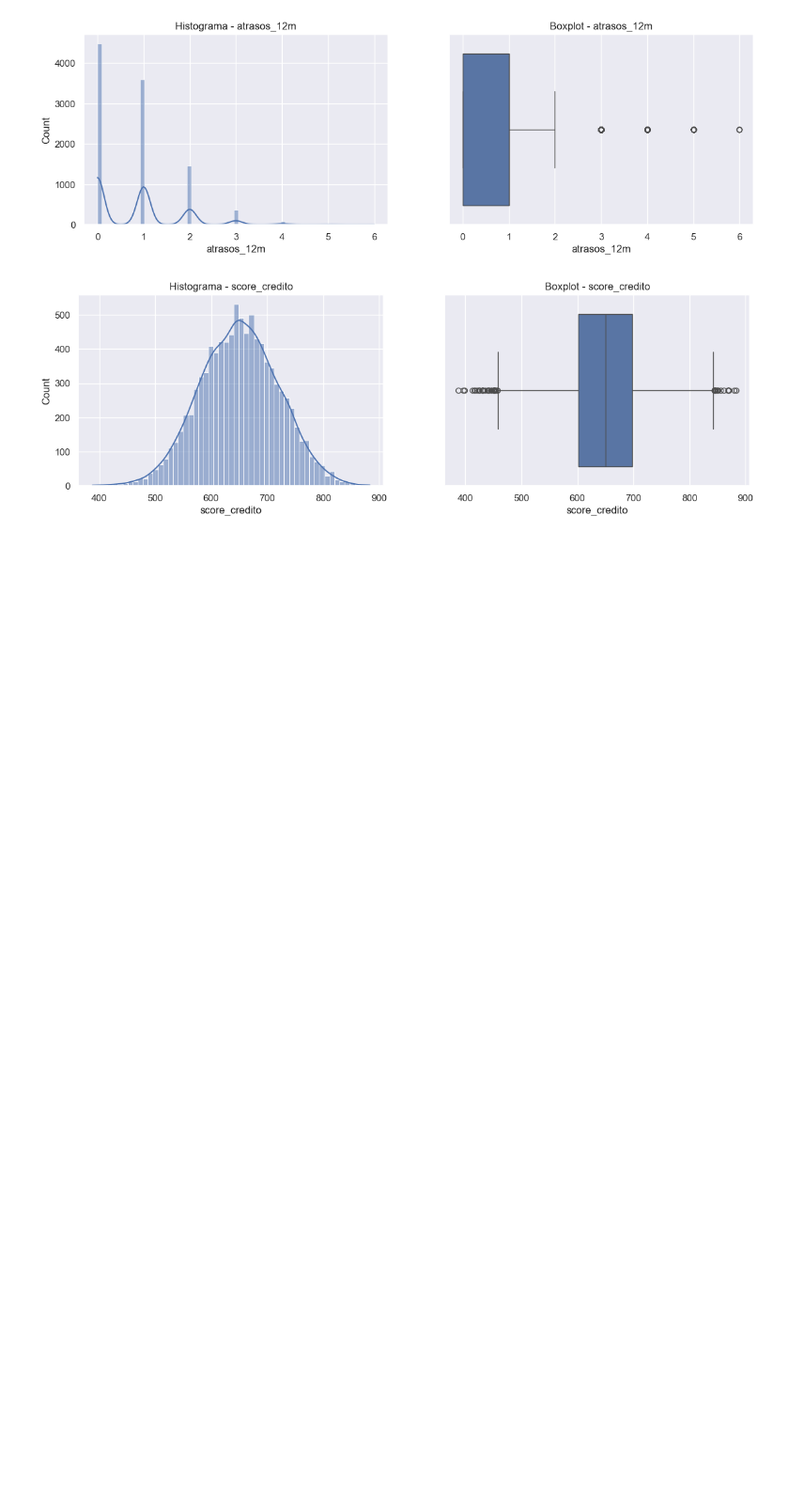
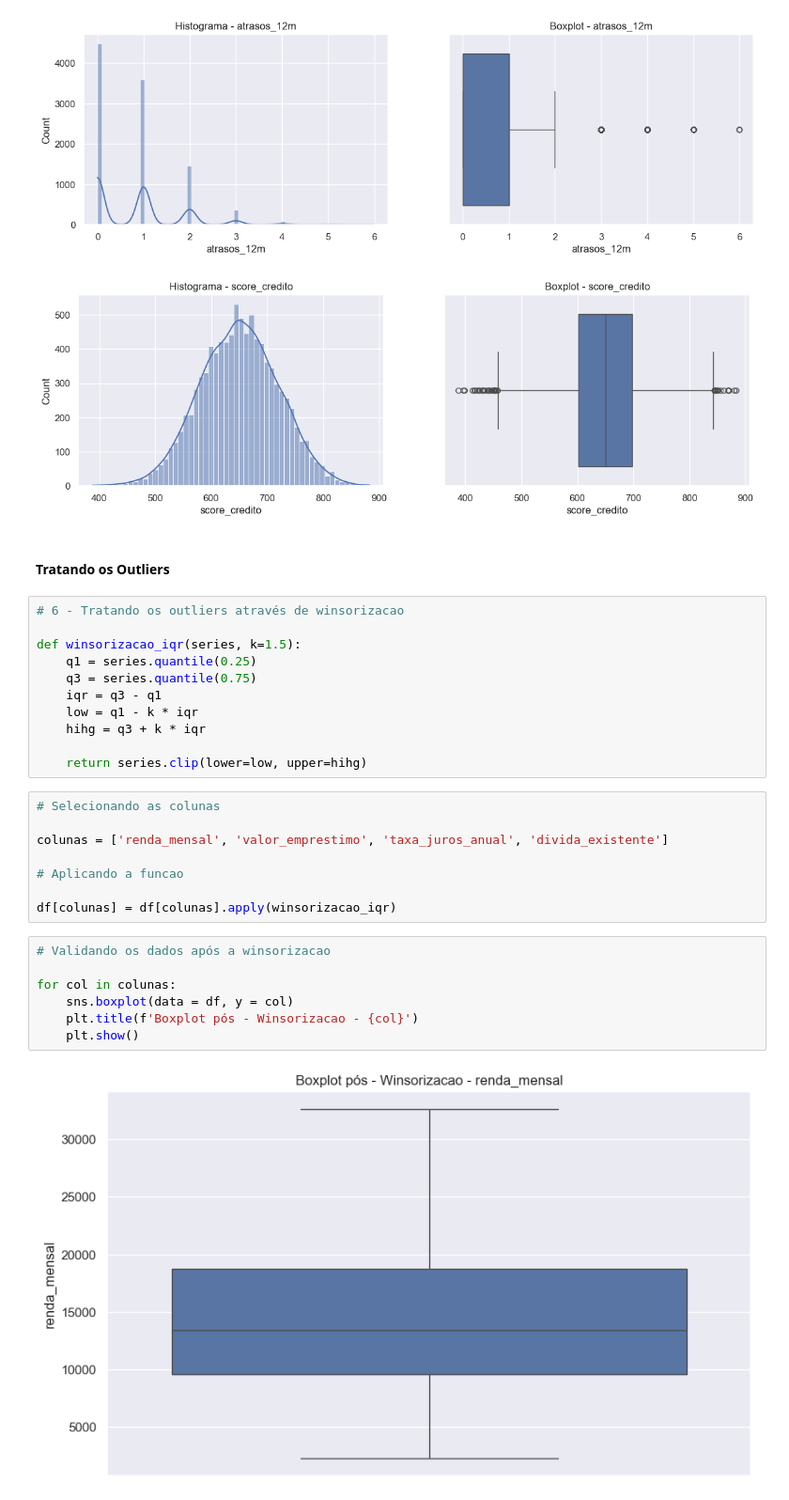
Before and after one commit to LeonArmster/Analise_Credito, a Jupyter notebook: Code/data_analisys.ipynb, the cells around one changed output. Shown at 94% size. Saved outputs shown, nothing was run; the diff lists cells and outputs as text; blank space fills up the shorter version.

```diff
--- a/Code/data_analisys.ipynb
+++ b/Code/data_analisys.ipynb
@@ -265,3 +265,33 @@ for col in colunas:
 [figure]
 [figure]
 [figure]
+# %% [markdown]
+#### Tratando os Outliers
+# %%
+# 6 - Tratando os outliers através de winsorizacao
+
+def winsorizacao_iqr(series, k=1.5):
+    q1 = series.quantile(0.25)
+    q3 = series.quantile(0.75)
+    iqr = q3 - q1
+    low = q1 - k * iqr
+    hihg = q3 + k * iqr
+
+    return series.clip(lower=low, upper=hihg)
+# %%
+# Selecionando as colunas
+
+colunas = ['renda_mensal', 'valor_emprestimo', 'taxa_juros_anual', 'divida_existente']
+
+# Aplicando a funcao
+
+df[colunas] = df[colunas].apply(winsorizacao_iqr)
+# %%
+# Validando os dados após a winsorizacao
+
+for col in colunas:
+    sns.boxplot(data = df, y = col)
+    plt.title(f'Boxplot pós - Winsorizacao - {col}')
+    plt.show()
+# %% [output]
+[figure, added]
```
Also changed, not shown: parts of 7 cells of this notebook.
